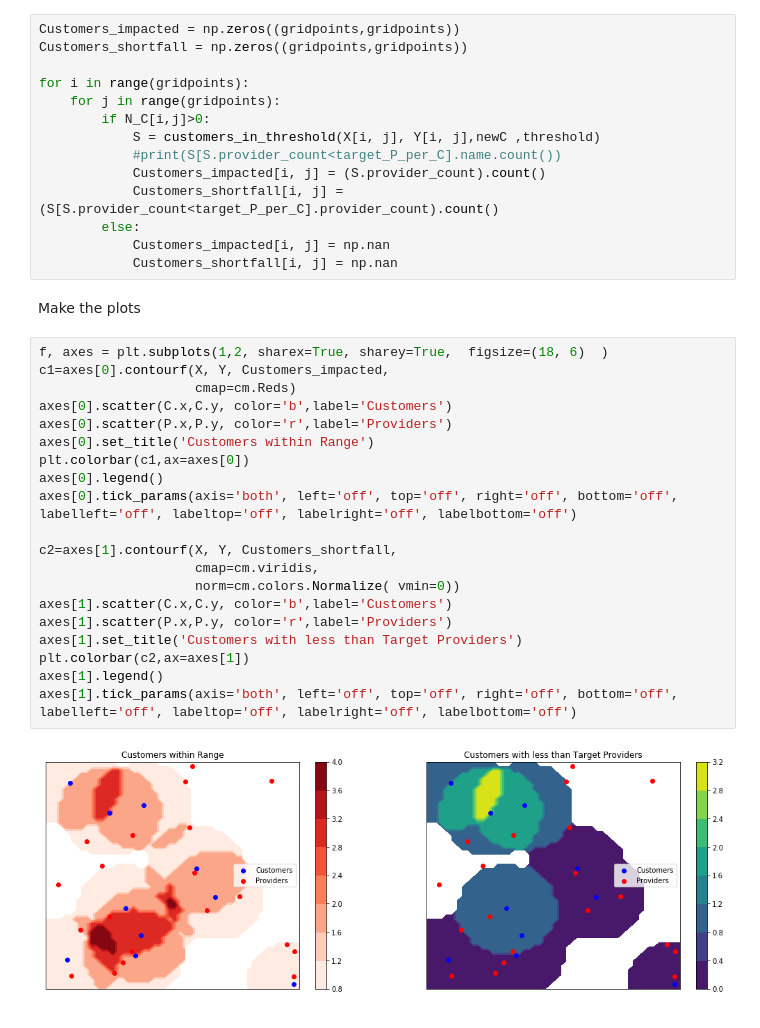
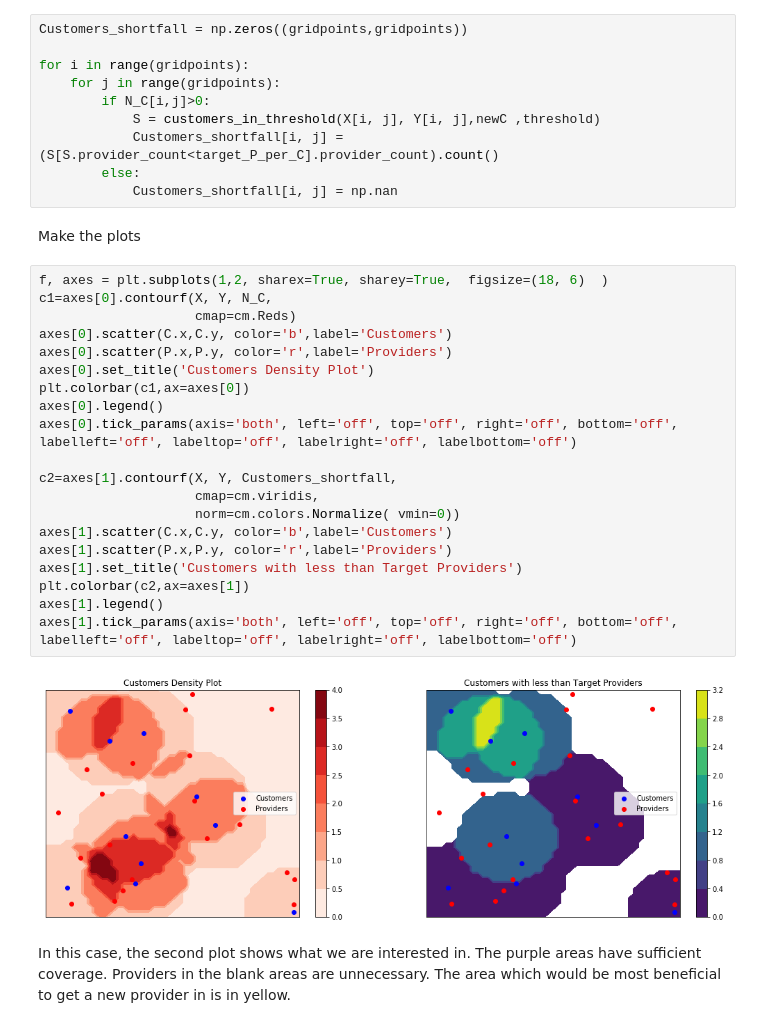
Before and after one commit to devonyates/jupyter_examples, a Jupyter notebook: Visualizing Service Coverage.ipynb, the cells around one changed output. Cells and saved outputs as stored; diff of their text form.

```diff
--- a/Visualizing Service Coverage.ipynb
+++ b/Visualizing Service Coverage.ipynb
@@ -175,40 +177,38 @@ def customers_in_threshold(x, y ,A ,threshold):
     distance = A.apply(griddistance,args=(x,y),raw=True,axis=1)
     return A[distance<threshold]
 # %%
-Customers_impacted = np.zeros((gridpoints,gridpoints))
 Customers_shortfall = np.zeros((gridpoints,gridpoints))
 
 for i in range(gridpoints):
     for j in range(gridpoints):
         if N_C[i,j]>0:
             S = customers_in_threshold(X[i, j], Y[i, j],newC ,threshold)
-            #print(S[S.provider_count<target_P_per_C].name.count())
-            Customers_impacted[i, j] = (S.provider_count).count()
             Customers_shortfall[i, j] = (S[S.provider_count<target_P_per_C].provider_count).count()
         else:
-            Customers_impacted[i, j] = np.nan
             Customers_shortfall[i, j] = np.nan
 # %% [markdown]
 Make the plots
 # %%
 f, axes = plt.subplots(1,2, sharex=True, sharey=True,  figsize=(18, 6)  )
-c1=axes[0].contourf(X, Y, Customers_impacted,
+c1=axes[0].contourf(X, Y, N_C,
                     cmap=cm.Reds)
 axes[0].scatter(C.x,C.y, color='b',label='Customers')
 axes[0].scatter(P.x,P.y, color='r',label='Providers')
-axes[0].set_title('Customers within Range')
+axes[0].set_title('Customers Density Plot')
 plt.colorbar(c1,ax=axes[0])
 axes[0].legend()
 axes[0].tick_params(axis='both', left='off', top='off', right='off', bottom='off', labelleft='off', labeltop='off', labelright='off', labelbottom='off')
 
 c2=axes[1].contourf(X, Y, Customers_shortfall,
                     cmap=cm.viridis,
                     norm=cm.colors.Normalize( vmin=0))
 axes[1].scatter(C.x,C.y, color='b',label='Customers')
 axes[1].scatter(P.x,P.y, color='r',label='Providers')
 axes[1].set_title('Customers with less than Target Providers')
 plt.colorbar(c2,ax=axes[1])
 axes[1].legend()
 axes[1].tick_params(axis='both', left='off', top='off', right='off', bottom='off', labelleft='off', labeltop='off', labelright='off', labelbottom='off')
 # %% [output]
-[figure, old version]
+[figure, new version]
+# %% [markdown]
+In this case, the second plot shows what we are interested in.  The purple areas have sufficient coverage.  Providers in the blank areas are unnecessary.  The area which would be most beneficial to get a new provider in is in yellow.
```
Also changed, not shown: parts of 4 cells of this notebook.
